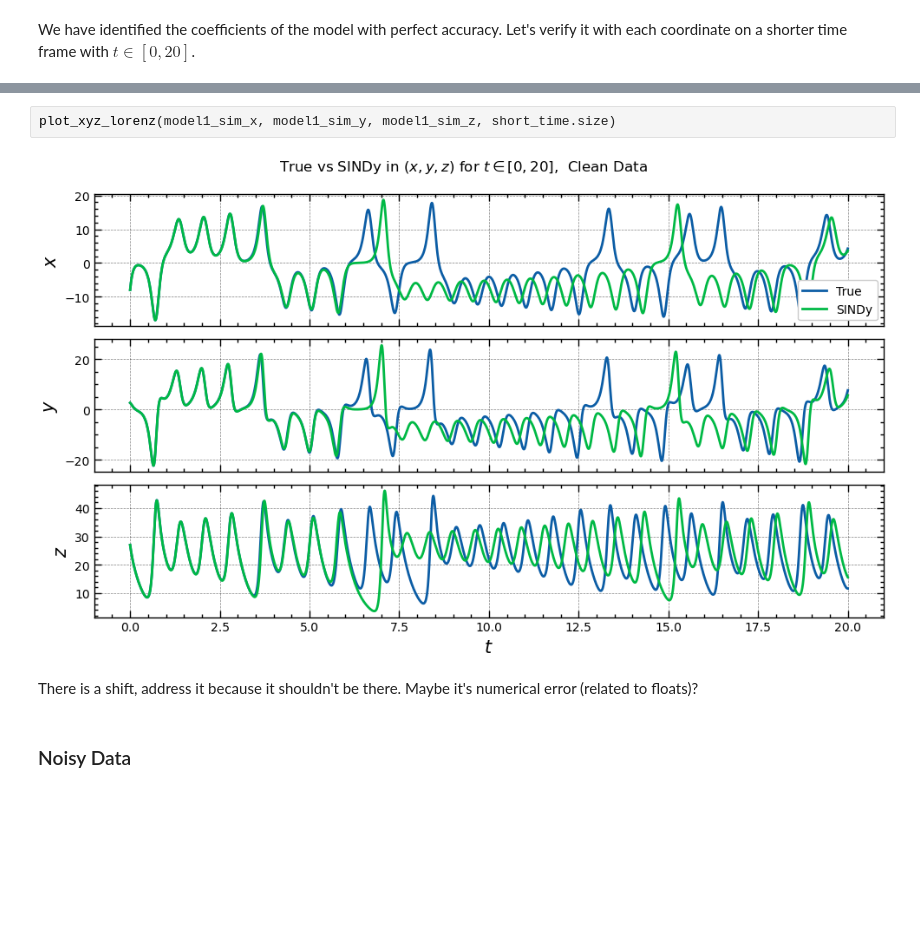
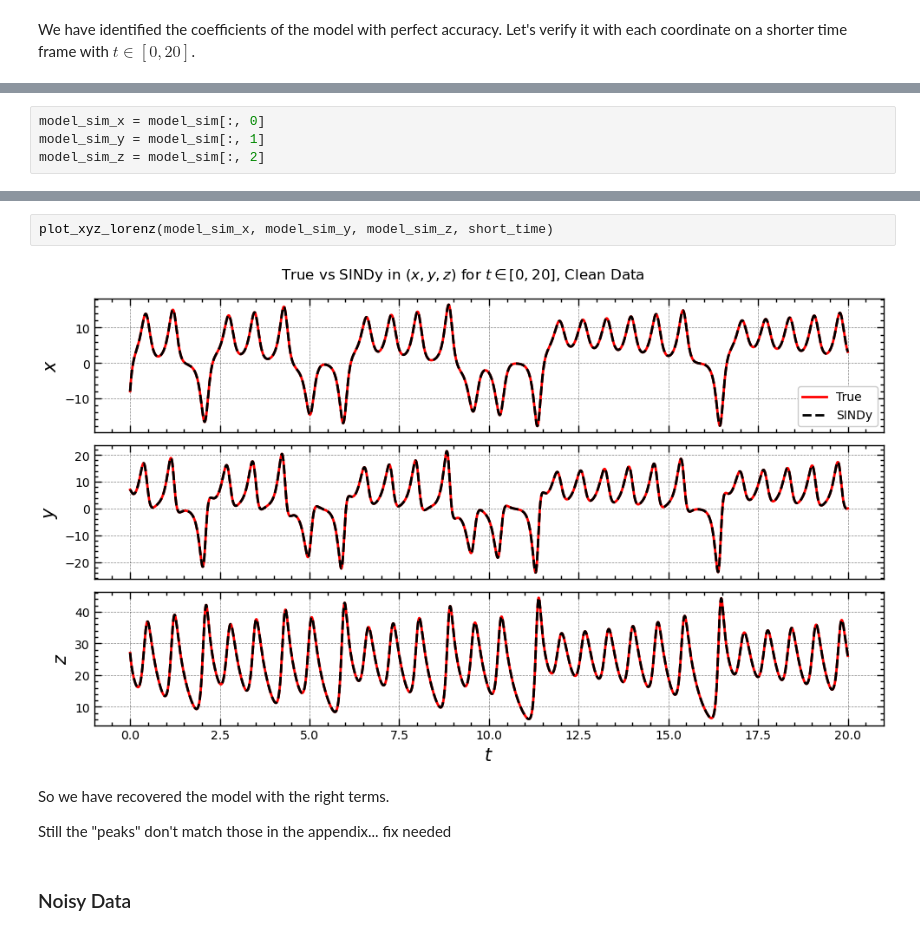
Before and after one commit to sandromikautadze/sindy-thesis, a Jupyter notebook: lorenz.ipynb, the cells around one changed output, grey strips where cells are left out. Saved outputs shown, nothing was run; the diff lists cells and outputs as text; blank space fills up the shorter version.

```diff
--- a/lorenz.ipynb
+++ b/lorenz.ipynb
@@ -136 +130,5 @@ model1_sim_z = model1_sim[:, 2]
+# %%
+model_sim_x = model_sim[:, 0]
+model_sim_y = model_sim[:, 1]
+model_sim_z = model_sim[:, 2]
 # %%
@@ -173,11 +171,13 @@ def plot_xyz_lorenz(sim_x, sim_y, sim_z, time_limit_size = time.size, x=x_data,
     plt.tight_layout()
     plt.show()
-# %%
-plot_xyz_lorenz(model1_sim_x, model1_sim_y, model1_sim_z, short_time.size)
-# %% [output]
-[figure, removed]
-# %% [markdown]
-There is a shift, address it because it shouldn't be there. Maybe it's numerical error (related to floats)?
+# %%
+plot_xyz_lorenz(model_sim_x, model_sim_y, model_sim_z, short_time)
+# %% [output]
+[figure, added]
+# %% [markdown]
+So we have recovered the model with the right terms.
+
+Still the "peaks" don't match those in the appendix... fix needed
 # %% [markdown]
 ### Noisy Data
 # %% [markdown]
```
Also changed, not shown: parts of 18 cells of this notebook.
